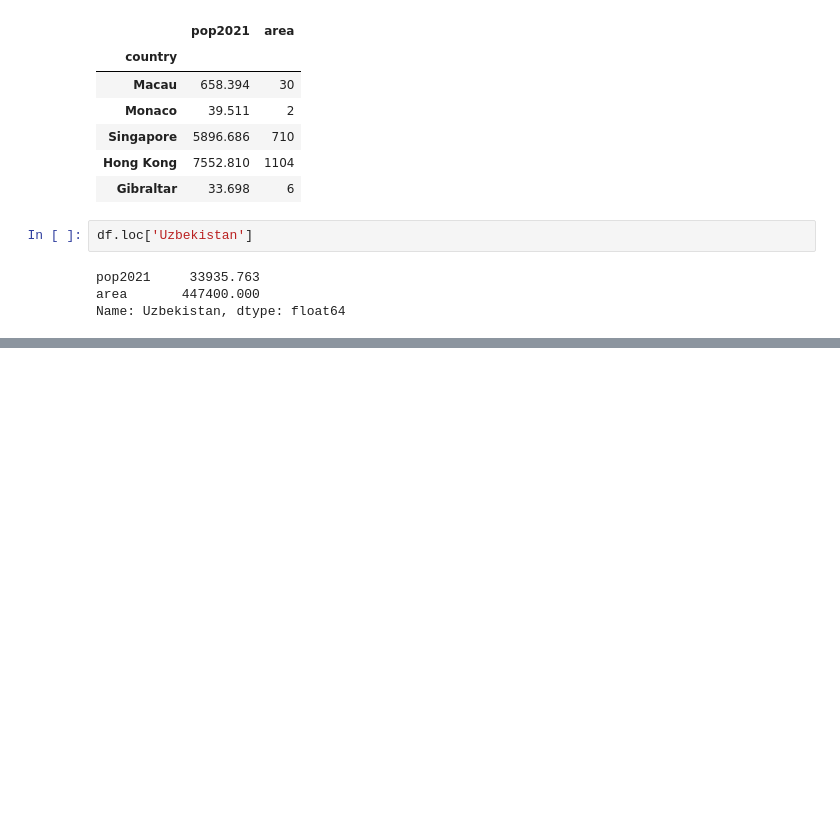
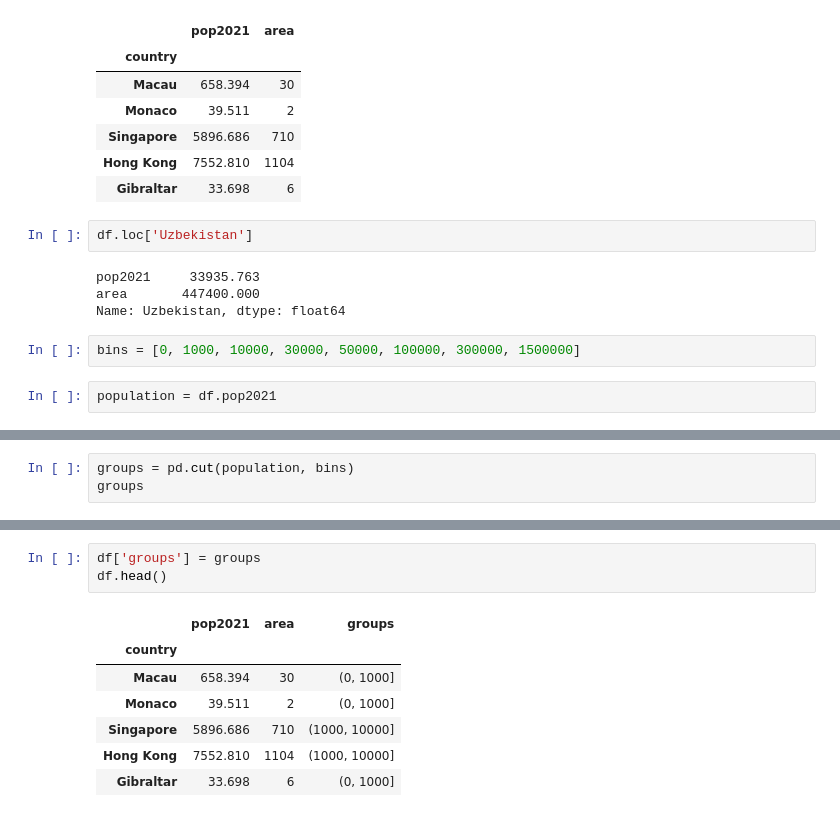
Before and after one commit to ChingizIbnVaxob/data-science-practices, a Jupyter notebook: 02.02.24/files.ipynb, the cells around one changed output, grey strips where cells are left out. Drawn from its saved outputs; the diff is of its cells as text; blank space fills up the shorter version.

```diff
--- a/02.02.24/files.ipynb
+++ b/02.02.24/files.ipynb
@@ -551,3 +551,7 @@ df.loc['Uzbekistan']
 pop2021     33935.763
 area       447400.000
 Name: Uzbekistan, dtype: float64
+# %%
+bins = [0, 1000, 10000, 30000, 50000, 100000, 300000, 1500000]
+# %%
+population = df.pop2021
@@ -553,0 +574,3 @@ Name: Uzbekistan, dtype: float64
+# %%
+groups = pd.cut(population, bins)
+groups
@@ -553,0 +605,11 @@ Name: Uzbekistan, dtype: float64
+# %%
+df['groups'] = groups
+df.head()
+# %% [output]
+|  | pop2021 | area | groups |
+| country |  |  |  |
+| Macau | 658.394 | 30 | (0, 1000] |
+| Monaco | 39.511 | 2 | (0, 1000] |
+| Singapore | 5896.686 | 710 | (1000, 10000] |
+| Hong Kong | 7552.810 | 1104 | (1000, 10000] |
+| Gibraltar | 33.698 | 6 | (0, 1000] |
```
Also changed, not shown: parts of 14 cells of this notebook.
